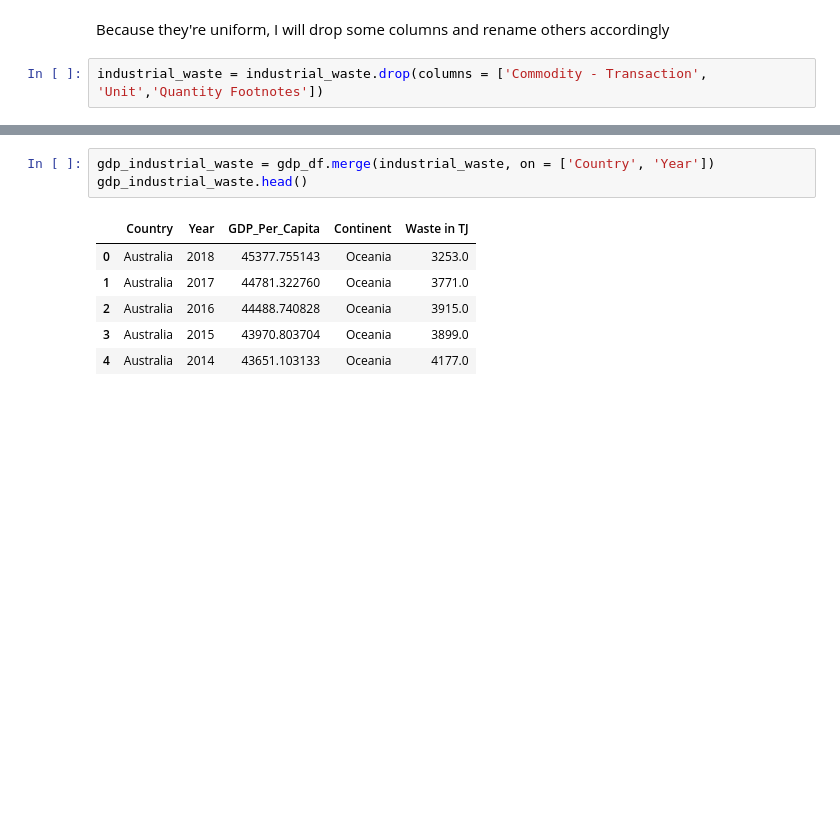
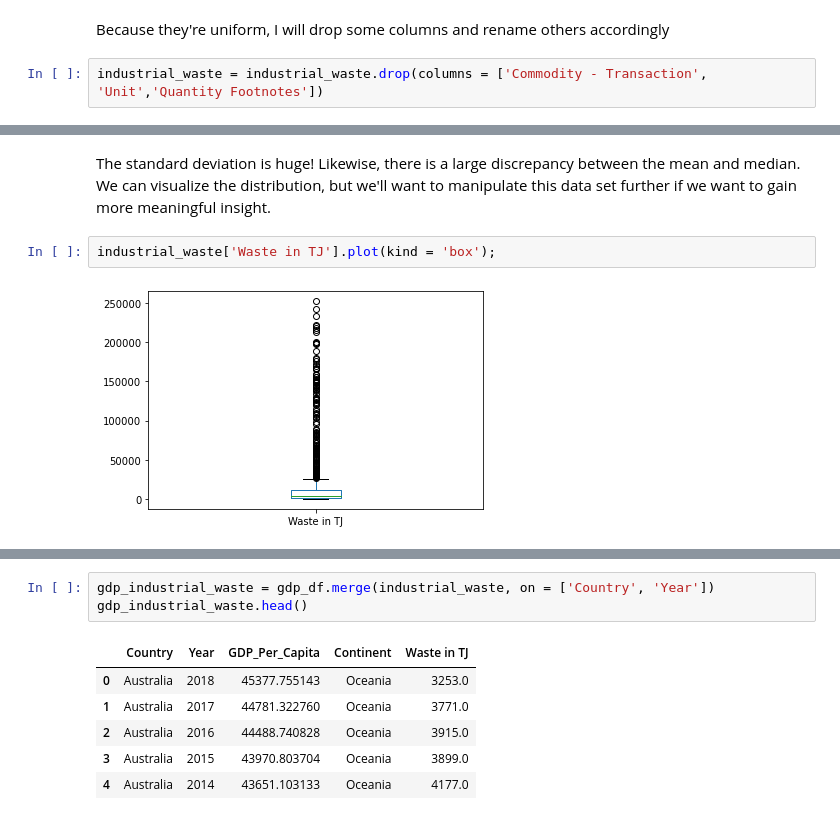
Before and after one commit to lordfrahnk/dq1-undata-lordfrahnk, a Jupyter notebook: notebooks/UN_Data_Exploration.ipynb, the cells around one changed output, grey strips where cells are left out. Saved outputs shown, nothing was run; the diff lists cells and outputs as text; blank space fills up the shorter version.

```diff
--- a/notebooks/UN_Data_Exploration.ipynb
+++ b/notebooks/UN_Data_Exploration.ipynb
@@ -663,0 +685,6 @@ industrial_waste = industrial_waste.rename(columns= {'Country or Area': 'Country
+# %% [markdown]
+The standard deviation is huge! Likewise, there is a large discrepancy between the mean and median. We can visualize the distribution, but we'll want to manipulate this data set further if we want to gain more meaningful insight.
+# %%
+industrial_waste['Waste in TJ'].plot(kind = 'box');
+# %% [output]
+[figure, added]
```
Also changed, not shown: parts of 22 cells of this notebook.
